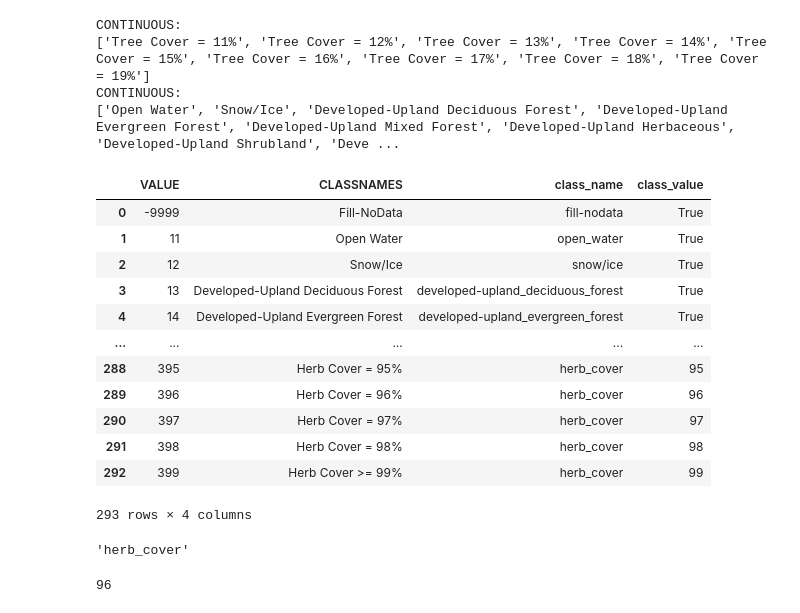
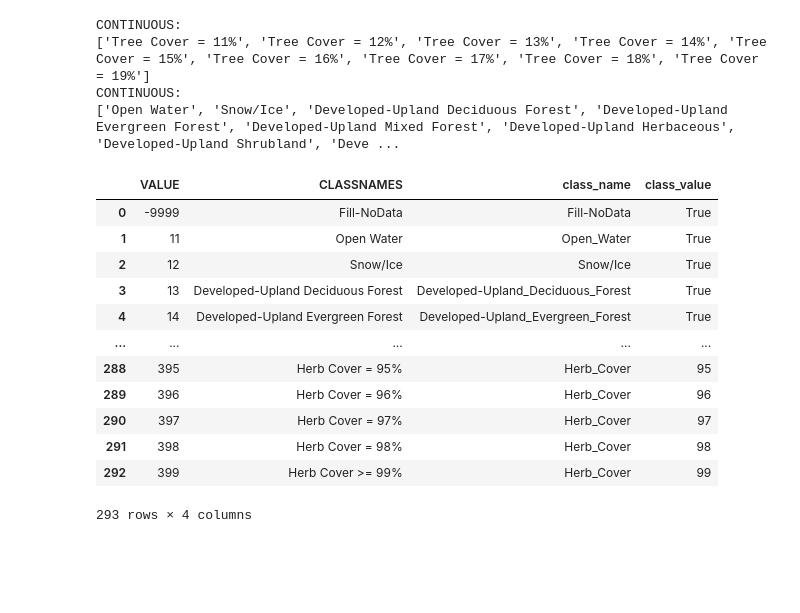
Before and after one commit to a-taylor1/DATA450_Team5, a Jupyter notebook: datamining_project2.ipynb, the cells around one changed output. Cells and saved outputs as stored; diff of their text form; code cells hidden in the pictures; blank space fills up the shorter version.

```diff
--- a/datamining_project2.ipynb
+++ b/datamining_project2.ipynb
@@ -80,56 +80,49 @@ CONTINUOUS:
 # %%
 continuous_formatted = []
 discrete_formatted = []
 # 3. Create columns for continuous classes
 def translate_classname(name:str) -> tuple[str, str]:
   split_c = [name]
   if name in continuous_classes:
     if ' = ' in name: split_c = name.split(' = ')
     elif ' >= ' in name: split_c = name.split(' >= ')
     split_c[0] = split_c[0].replace(' ', '_')
     split_c[1] = int(split_c[1].replace('%', ''))
     continuous_formatted.append(split_c[0])
   else:
     split_c[0] = name.replace(' ', '_')
     split_c.append(True)
     discrete_formatted.append(split_c[0])
   return tuple(split_c)
+
 def extract_classname(name:str) -> str:
-  return translate_classname(name)[0].lower()
+  return translate_classname(name)[0] # Removed .lower() to match list casings
+
 def extract_value(name:str) -> int|bool:
   return translate_classname(name)[1]
 
 key_table['class_name'] = key_table['CLASSNAMES'].apply(extract_classname).rename('class_name')
 key_table['class_value'] = key_table['CLASSNAMES'].apply(extract_value).rename('class_value')
 key_table
 # %% [output]
 |  | VALUE | CLASSNAMES | class_name | class_value |
-| 0 | -9999 | Fill-NoData | fill-nodata | True |
-| 1 | 11 | Open Water | open_water | True |
-| 2 | 12 | Snow/Ice | snow/ice | True |
-| 3 | 13 | Developed-Upland Deciduous Forest | developed-upland_deciduous_forest | True |
-| 4 | 14 | Developed-Upland Evergreen Forest | developed-upland_evergreen_forest | True |
+| 0 | -9999 | Fill-NoData | Fill-NoData | True |
+| 1 | 11 | Open Water | Open_Water | True |
+| 2 | 12 | Snow/Ice | Snow/Ice | True |
+| 3 | 13 | Developed-Upland Deciduous Forest | Developed-Upland_Deciduous_Forest | True |
+| 4 | 14 | Developed-Upland Evergreen Forest | Developed-Upland_Evergreen_Forest | True |
 | ... | ... | ... | ... | ... |
-| 288 | 395 | Herb Cover = 95% | herb_cover | 95 |
-| 289 | 396 | Herb Cover = 96% | herb_cover | 96 |
-| 290 | 397 | Herb Cover = 97% | herb_cover | 97 |
-| 291 | 398 | Herb Cover = 98% | herb_cover | 98 |
-| 292 | 399 | Herb Cover >= 99% | herb_cover | 99 |
+| 288 | 395 | Herb Cover = 95% | Herb_Cover | 95 |
+| 289 | 396 | Herb Cover = 96% | Herb_Cover | 96 |
+| 290 | 397 | Herb Cover = 97% | Herb_Cover | 97 |
+| 291 | 398 | Herb Cover = 98% | Herb_Cover | 98 |
+| 292 | 399 | Herb Cover >= 99% | Herb_Cover | 99 |
 293 rows × 4 columns
 # %%
 def name_by_evcode (code:int) -> str:
   return key_table[key_table['VALUE'] == code].iloc[0]['class_name']
-
-name_by_evcode(396)
+def value_by_evcode (code:int) -> int|bool:
+  return key_table[key_table['VALUE'] == code].iloc[0]['class_value']
-# %% [output]
-'herb_cover'
-# %%
-def value_by_evcode (code:int) -> int|bool:
-  return key_table[key_table['VALUE'] == code].iloc[0]['class_value']
-
-value_by_evcode(396)
-# %% [output]
-96
 # %%
 import rasterio
 import numpy as np
```
Also changed, not shown: parts of 16 cells of this notebook.
